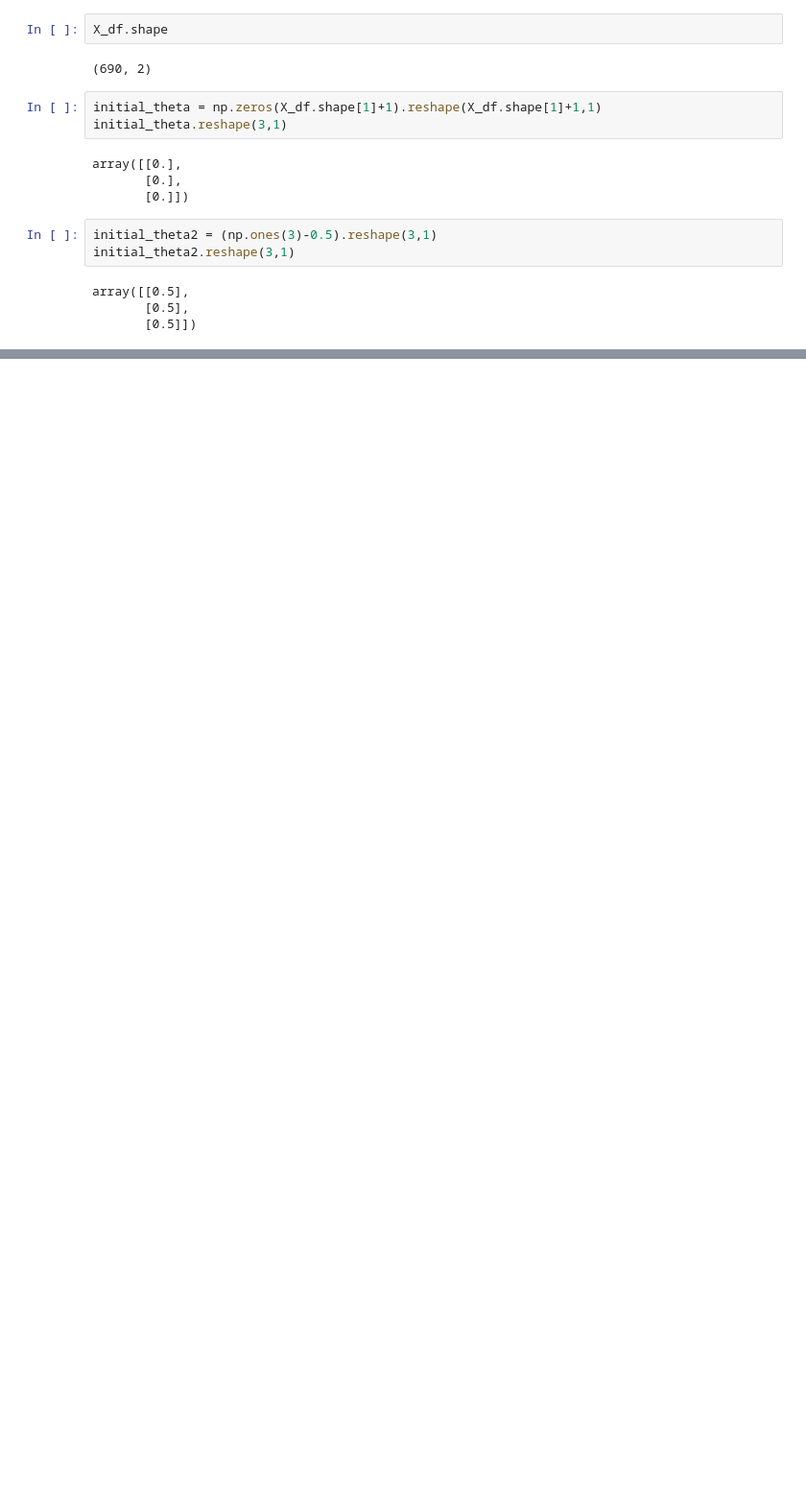
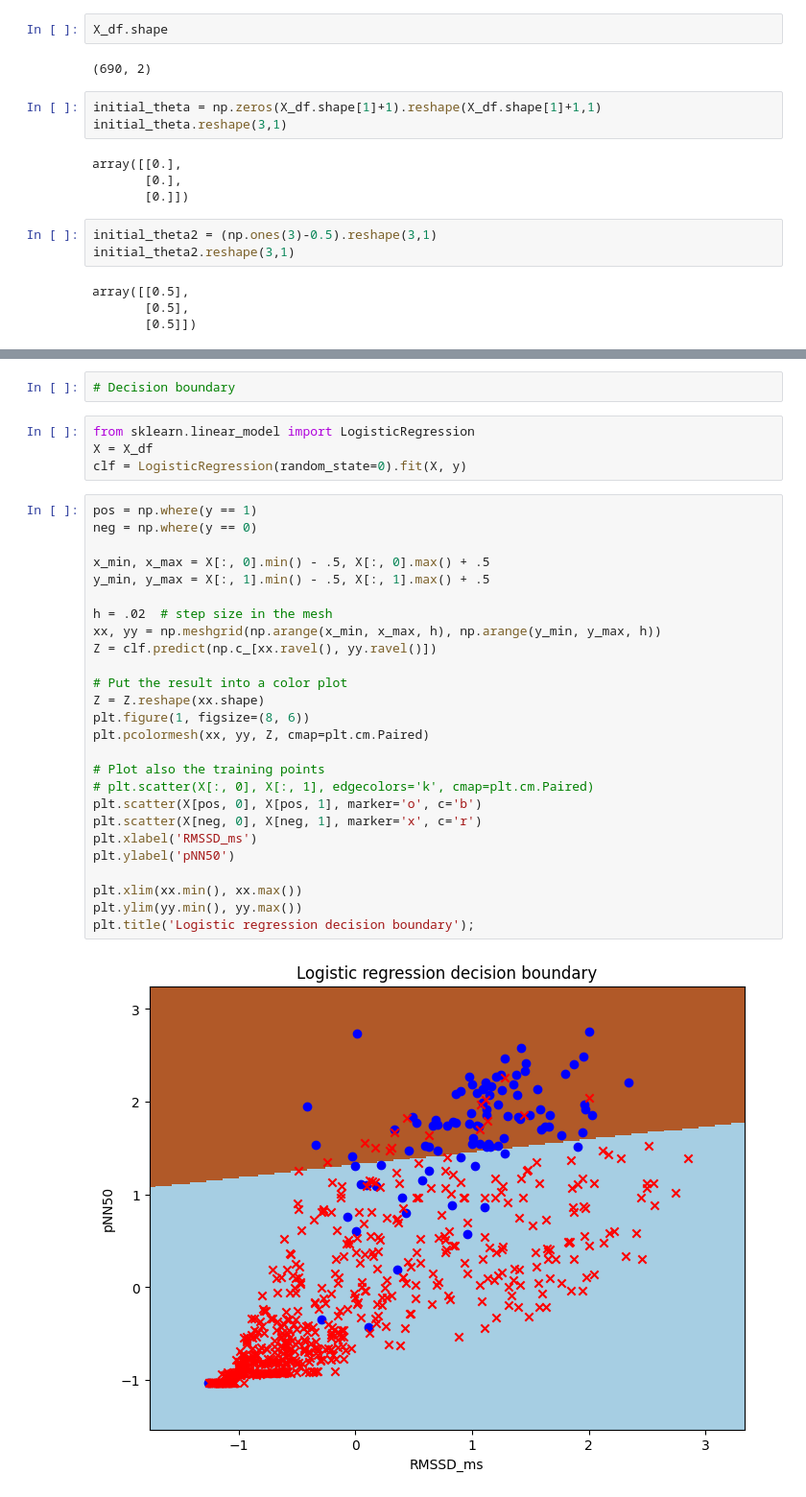
Before and after one commit to jessie831024/algo_ecg, a Jupyter notebook: notebooks/gradient_descent_LR.ipynb, the cells around one changed output, grey strips where cells are left out. Shown: that part at 96% size. Drawn from its saved outputs; the diff is of its cells as text; blank space fills up the shorter version.

```diff
--- a/notebooks/gradient_descent_LR.ipynb
+++ b/notebooks/gradient_descent_LR.ipynb
@@ -166,0 +195,34 @@ fig.legend();
+# %%
+# Decision boundary
+# %%
+from sklearn.linear_model import LogisticRegression
+X = X_df
+clf = LogisticRegression(random_state=0).fit(X, y)
+# %%
+pos = np.where(y == 1)
+neg = np.where(y == 0)
+
+x_min, x_max = X[:, 0].min() - .5, X[:, 0].max() + .5
+y_min, y_max = X[:, 1].min() - .5, X[:, 1].max() + .5
+
+h = .02  # step size in the mesh
+xx, yy = np.meshgrid(np.arange(x_min, x_max, h), np.arange(y_min, y_max, h))
+Z = clf.predict(np.c_[xx.ravel(), yy.ravel()])
+
+# Put the result into a color plot
+Z = Z.reshape(xx.shape)
+plt.figure(1, figsize=(8, 6))
+plt.pcolormesh(xx, yy, Z, cmap=plt.cm.Paired)
+
+# Plot also the training points
+# plt.scatter(X[:, 0], X[:, 1], edgecolors='k', cmap=plt.cm.Paired)
+plt.scatter(X[pos, 0], X[pos, 1], marker='o', c='b')
+plt.scatter(X[neg, 0], X[neg, 1], marker='x', c='r')
+plt.xlabel('RMSSD_ms')
+plt.ylabel('pNN50')
+
+plt.xlim(xx.min(), xx.max())
+plt.ylim(yy.min(), yy.max())
+plt.title('Logistic regression decision boundary');
+# %% [output]
+[figure, added]
```
Also changed, not shown: parts of 14 cells of this notebook, 3 other files.
